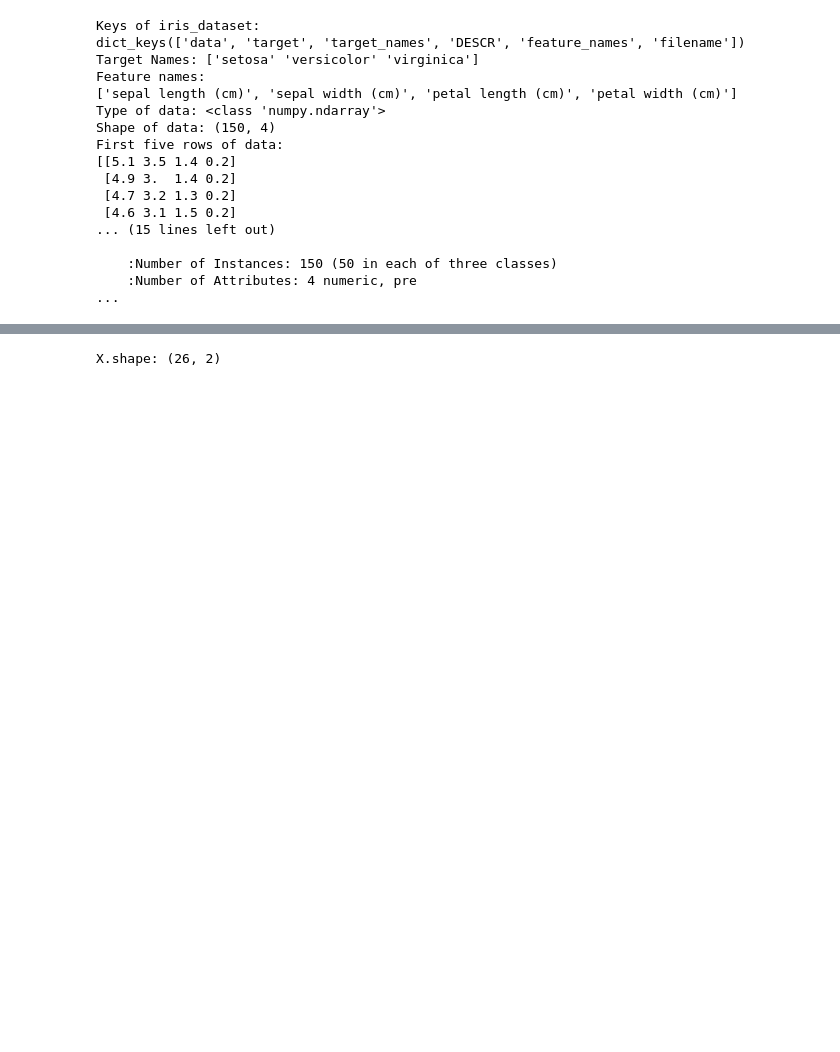
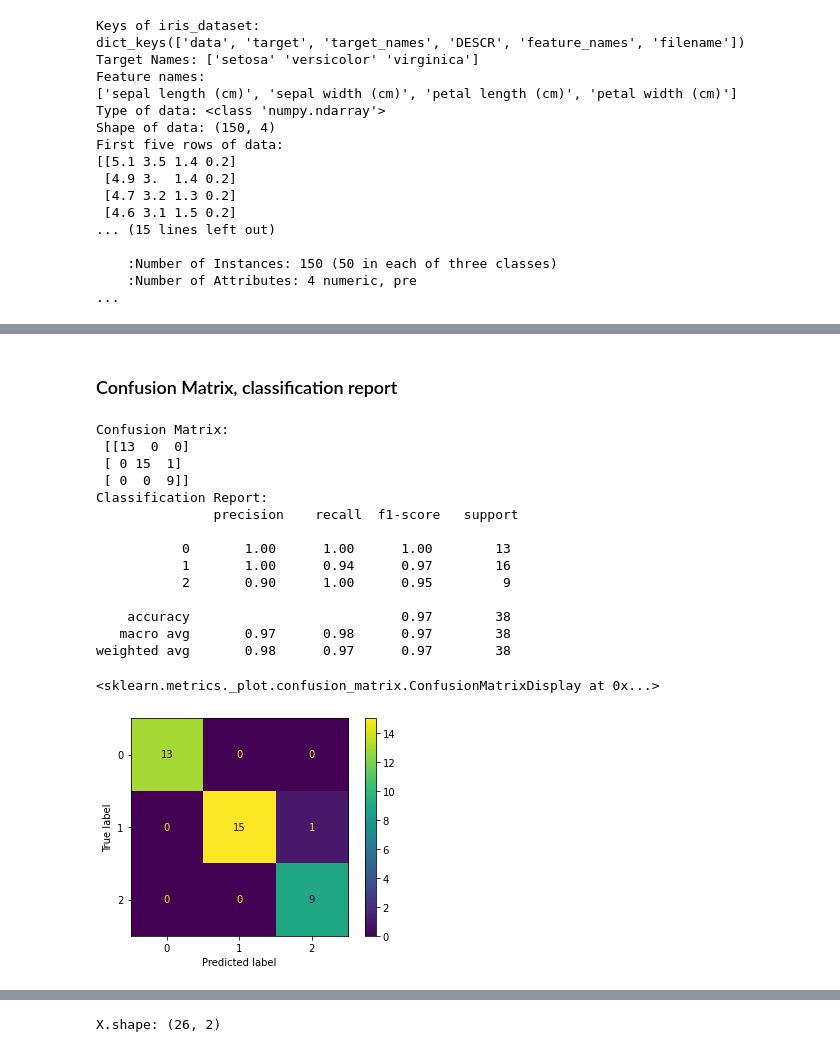
Before and after one commit to swagatk/python-ml, a Jupyter notebook: python-ml.ipynb, the cells around one changed output, grey strips where cells are left out. Saved outputs shown, nothing was run; the diff lists cells and outputs as text; code cells hidden in the pictures; blank space fills up the shorter version.

```diff
--- a/python-ml.ipynb
+++ b/python-ml.ipynb
@@ -130,8 +290,17 @@ array([[<matplotlib.axes._subplots.AxesSubplot object at 0x...>,
 # %%
+# IRIS dataset
 # Use K-Neighbor classifier
+import numpy as np
 from sklearn.neighbors import KNeighborsClassifier
-knn = KNeighborsClassifier(n_neighbors=1)
+
+# create model
+knn = KNeighborsClassifier(n_neighbors=9)
+
+# train the model
 knn.fit(X_train, y_train)
+
+# training score
+print('Training Accuracy:', knn.score(X_train, y_train))
 
 # Make predictions
 X_new = np.array([[5, 2.9, 1, 0.2]])
@@ -145,6 +314,6 @@ print("Predicted target name: {}".format(
 # Evaluate the model - Test
 y_pred = knn.predict(X_test)
 print("Test set predictions: \n {}".format(y_pred))
-print("Test set score1: {:.2f}".format(np.mean(y_pred == y_test)))
+print("Test set score1: {:.2f}".format(np.mean(y_pred == y_test)))  # performance of your model.
 print("Test set score2: {:.2f}".format(knn.score(X_test, y_test)))
 # %% [output]
@@ -158,0 +331,12 @@ Test set score2: 0.97
+# %%
+from sklearn.preprocessing import StandardScaler
+scaler = StandardScaler()
+scaler.fit(X_train)
+
+X_train = scaler.transform(X_train)
+X_test = scaler.transform(X_test)
+
+from sklearn.neighbors import KNeighborsClassifier
+classifier = KNeighborsClassifier(n_neighbors=5)
+classifier.fit(X_train, y_train)
+y_pred = classifier.predict(X_test)
@@ -158,0 +355,25 @@ Test set score2: 0.97
+# %% [markdown]
+### Confusion Matrix, classification report
+# %%
+from sklearn.metrics import classification_report, confusion_matrix
+from sklearn.metrics import plot_confusion_matrix
+print('Confusion Matrix:\n', confusion_matrix(y_test, y_pred))
+print('Classification Report:\n', classification_report(y_test, y_pred))
+plot_confusion_matrix(classifier, X_test, y_test)
+# %% [output]
+Confusion Matrix:
+ [[13  0  0]
+ [ 0 15  1]
+ [ 0  0  9]]
+Classification Report:
+               precision    recall  f1-score   support
+
+           0       1.00      1.00      1.00        13
+           1       1.00      0.94      0.97        16
+           2       0.90      1.00      0.95         9
+
+    accuracy                           0.97        38
+   macro avg       0.97      0.98      0.97        38
+weighted avg       0.98      0.97      0.97        38
+<sklearn.metrics._plot.confusion_matrix.ConfusionMatrixDisplay at 0x...>
+[figure, added]
```
Also changed, not shown: parts of 155 cells of this notebook.
